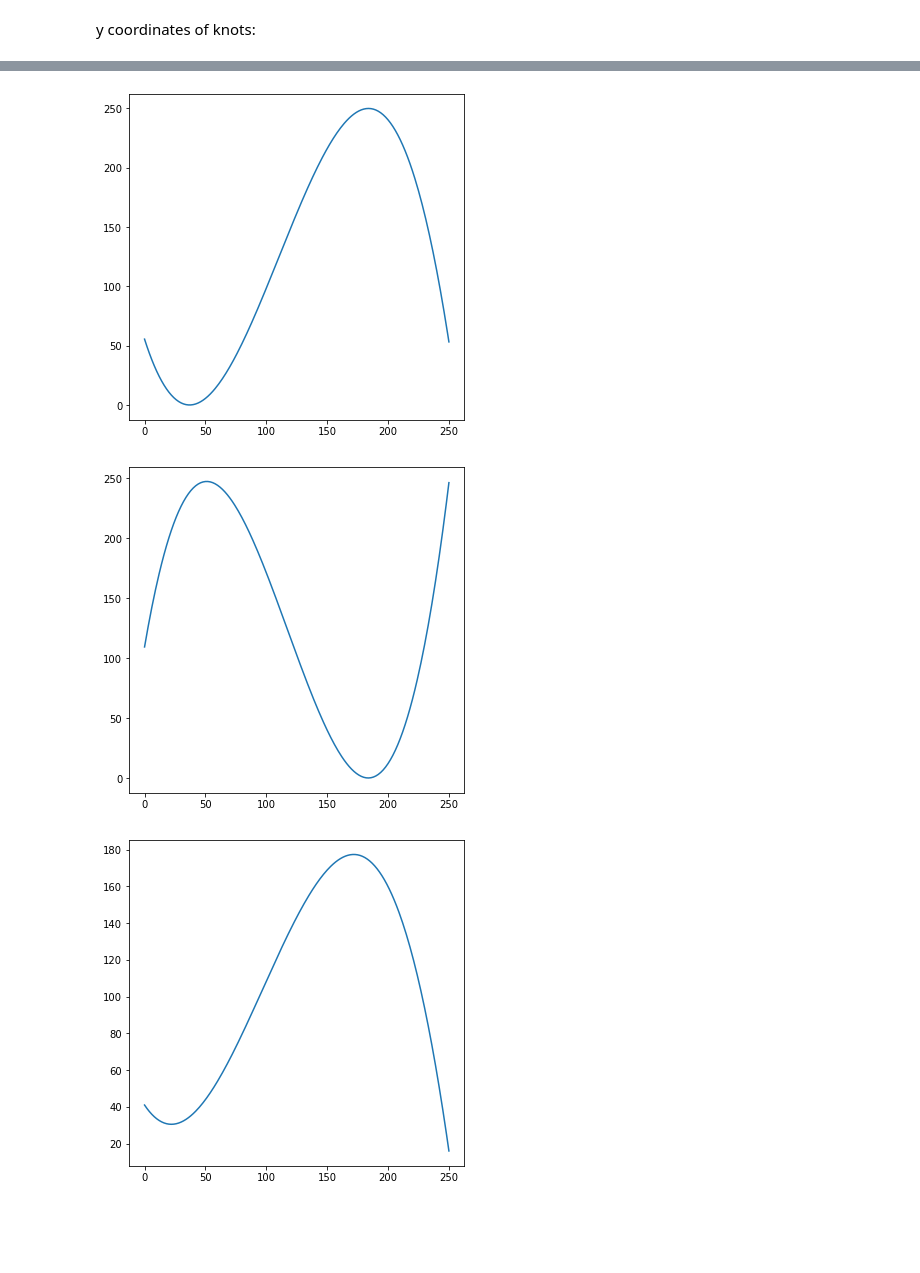
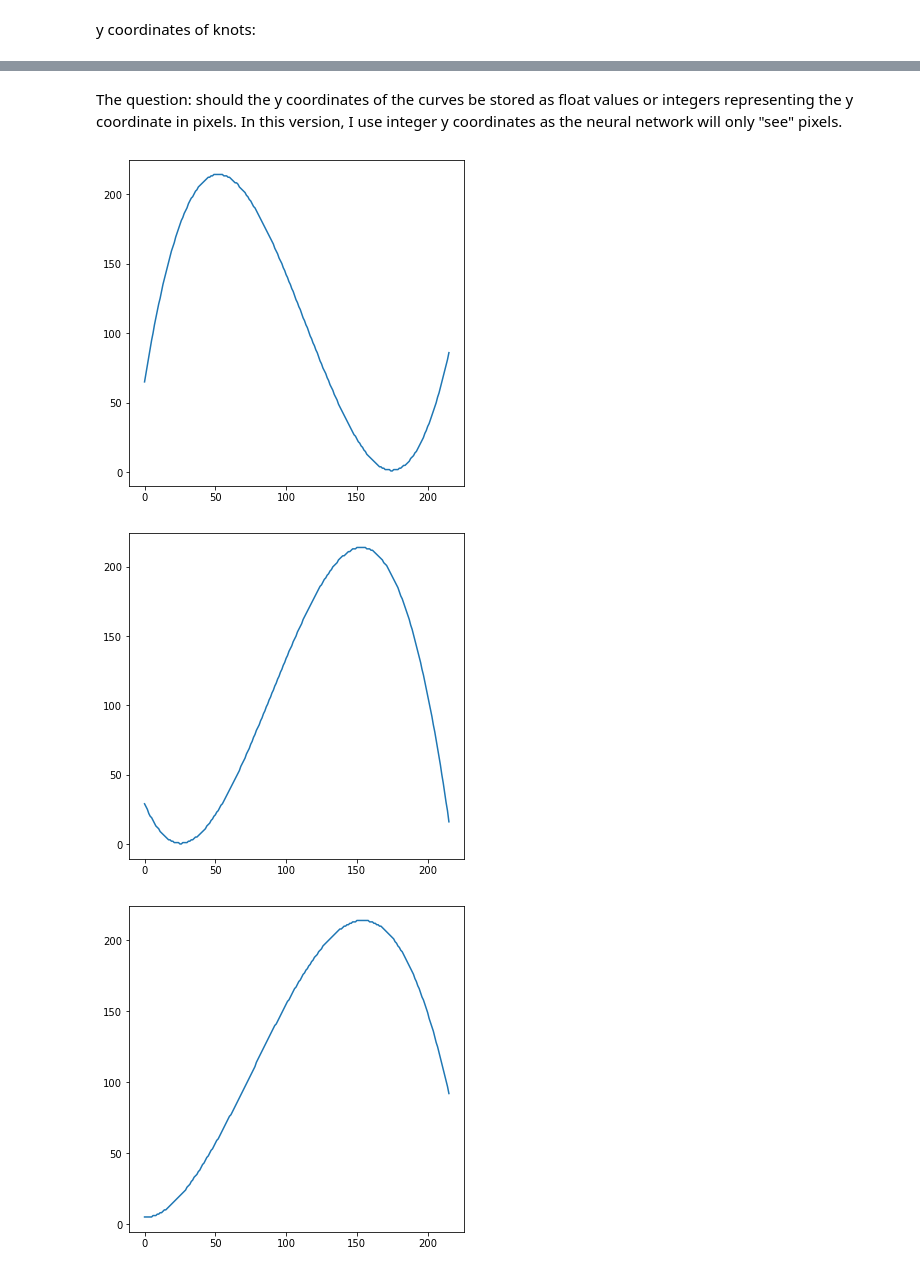
Before and after one commit to Denis-Kazakov/PlotRecognition, a Jupyter notebook: curve_generator.ipynb, the cells around one changed output, grey strips where cells are left out. Saved outputs shown, nothing was run; the diff lists cells and outputs as text; code cells hidden in the pictures; blank space fills up the shorter version.

Commit message:
1. Adjusted curve range to prevent generation of flat curves.
2. Use of Matplotlib for curve generation to prevent generation of dotted curves.

```diff
--- a/curve_generator.ipynb
+++ b/curve_generator.ipynb
@@ -6,8 +20,11 @@ import numpy as np
 import matplotlib.pyplot as plt
 import random
 # %%
-dim_x = 250 # Maximum value of x
-dim_y = 250 # Maximum value of y
-n_knots = 2 # Number of "internal"knots, i.e. knots excluding boundary knots
-n_samples = 60000
+dpi = 72
+size_x = 3 # Horizontal size in inches
+size_y = 3 # Vertical size in inches
+dim_x = size_x * dpi  # Maximum value of x
+dim_y = size_y * dpi # Maximum value of y
+n_knots = 2 # Number of "internal" knots, i.e. knots excluding boundary knots, used in random curve generation
+n_samples = 20
 # %% [markdown]
@@ -23,7 +40,7 @@ def random_knots(n_knots):
                                 size = (n_knots + 2),
                                dtype=np.int16)
 
-    knots_x = np.random.choice(np.arange(1, dim_x, dtype=np.int16),
+    knots_x = np.random.choice(np.arange(1, dim_x - 2, dtype=np.int16),
                                 size = (n_knots),
                                 replace=False)
     knots_x.sort(axis=0) # Values of x need to be ordered for cubic interpolation.
@@ -31,7 +48,7 @@ def random_knots(n_knots):
     knots_all = np.concatenate(
         (np.array([0], dtype=np.int16),
          knots_x,
-         np.array([dim_x], dtype=np.int16),
+         np.array([dim_x - 1], dtype=np.int16),
          knots_y),
         axis=0)
     return knots_all
@@ -75,22 +98,20 @@ Function generating a random function. Its domain is [0, dim_x]. The function pr
+# %% [markdown]
+The question: should the y coordinates of the curves be stored as float values or integers representing the y coordinate in pixels. In this version, I use integer y coordinates as the neural network will only "see" pixels.
 # %%
 def random_function(knots):
-    x = np.arange(dim_x + 1)
+    x = np.arange(dim_x)
     cs = CubicSpline(knots[0:(n_knots+2)], knots[(n_knots+2) : ((n_knots + 2) * 2)])
     y = cs(x)
-    if y.max() - y.min() >= dim_y:
-        y = y * dim_y /(y.max() - y.min())
-    if y.max() >= dim_y:
-        y -= y.max() - dim_y
-    elif y.min() <= 0:
-        y -= y.min()
-    return y
+    y = y - y.min() + 2 # Shifting so that ymin is just above the bottom of the plot
+    y = y * (dim_y - 2) / y.max() # Scaling so that ymax is just below the top
+    return y.round()
 # %%
 curves = np.apply_along_axis(random_function, 1, knots_all)
 # %%
 for n in range(5):
     fig, ax = plt.subplots(figsize=(6, 6))
-    ax.plot(np.arange(dim_x + 1), curves[n,:])
+    ax.plot(np.arange(dim_x), curves[n,:])
 # %% [output]
-[figure, old version]
+[figure, new version]
-[figure, old version]
+[figure, new version]
-[figure, old version]
+[figure, new version]
```
Also changed, not shown: parts of 16 cells of this notebook.
